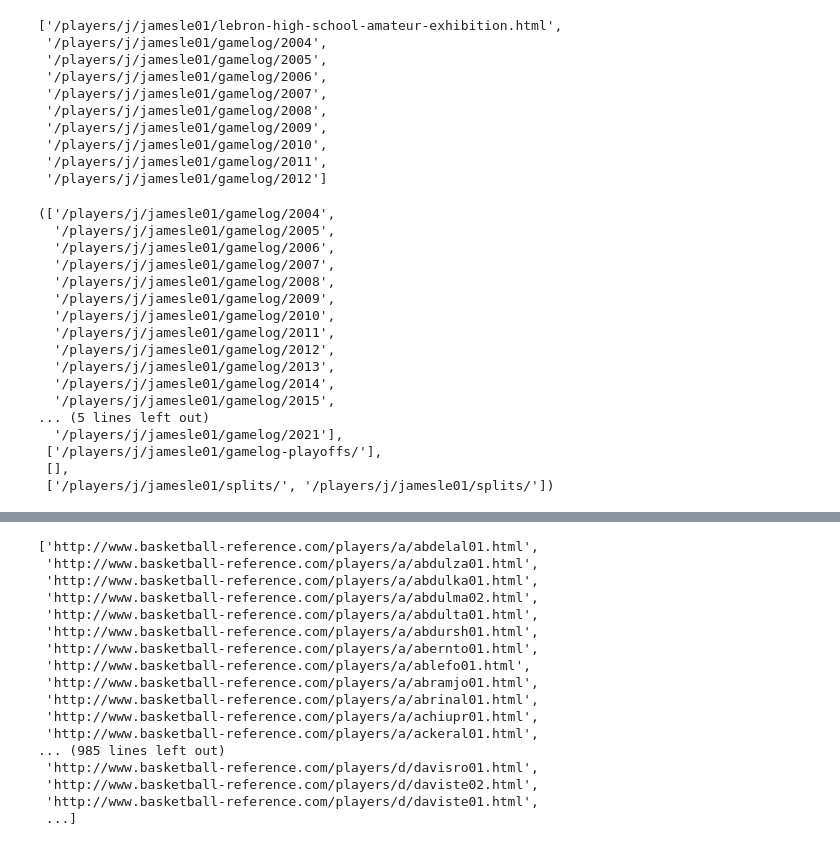
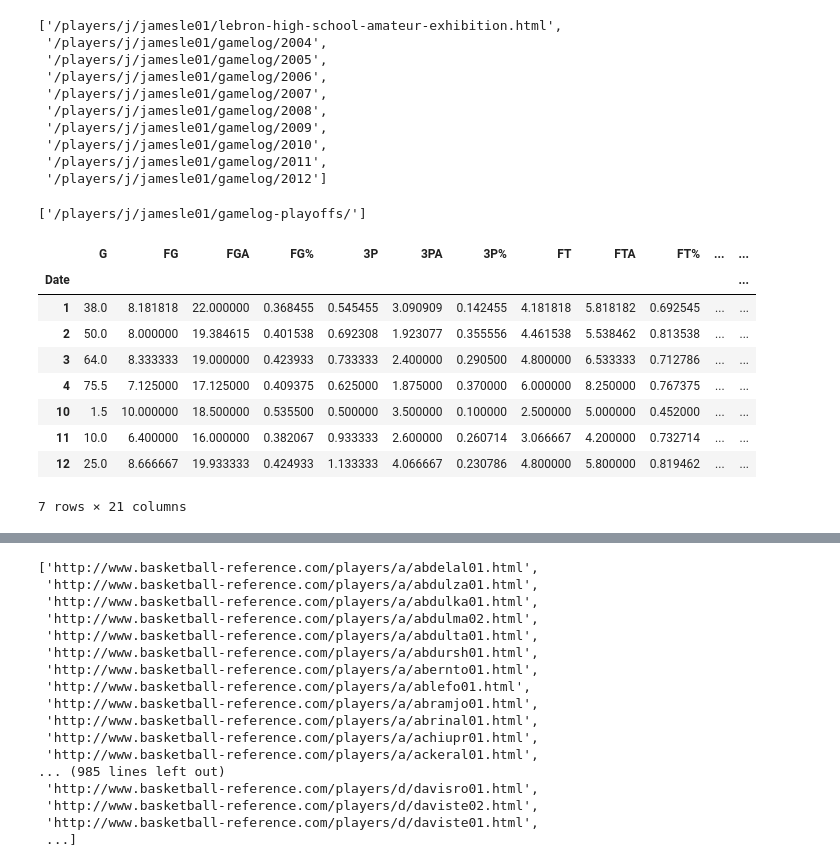
Before and after one commit to samhld/nba_stats, a Jupyter notebook: scratchpads/getting_player_detail_url_paths.ipynb, the cells around one changed output, grey strips where cells are left out. Cells and saved outputs as stored; diff of their text form; code cells hidden in the pictures.

```diff
--- a/scratchpads/get_full_game_logs.ipynb
+++ b/scratchpads/getting_player_detail_url_paths.ipynb
@@ -131,21 +142,6 @@ def split_detail_urls(urls):
 # %%
 url = "https://www.basketball-reference.com/players/j/jamesle01.html"
-split_detail_urls(get_player_detail_urls(url))
+pro_gamelogs, pro_gamelogs_playoffs, splits_by_year, overall_splits, shooting, lineups, on_off = split_detail_paths(get_player_detail_paths(url))
+pro_gamelogs_playoffs
 # %% [output]
-(['/players/j/jamesle01/gamelog/2004',
-  '/players/j/jamesle01/gamelog/2005',
-  '/players/j/jamesle01/gamelog/2006',
-  '/players/j/jamesle01/gamelog/2007',
-  '/players/j/jamesle01/gamelog/2008',
-  '/players/j/jamesle01/gamelog/2009',
-  '/players/j/jamesle01/gamelog/2010',
-  '/players/j/jamesle01/gamelog/2011',
-  '/players/j/jamesle01/gamelog/2012',
-  '/players/j/jamesle01/gamelog/2013',
-  '/players/j/jamesle01/gamelog/2014',
-  '/players/j/jamesle01/gamelog/2015',
-... (5 lines left out)
-  '/players/j/jamesle01/gamelog/2021'],
- ['/players/j/jamesle01/gamelog-playoffs/'],
- [],
- ['/players/j/jamesle01/splits/', '/players/j/jamesle01/splits/'])
+['/players/j/jamesle01/gamelog-playoffs/']
@@ -175,0 +148,23 @@ class Player:
+# %%
+gamelog_url = "https://www.basketball-reference.com/players/j/jamesle01/gamelog/2004"
+gamelog_res = requests.get(gamelog_url)
+gamelog_df = player_gamelog(gamelog_res)
+# %%
+gamelog_df = gamelog_df.drop(gamelog_df.columns[4], axis=1)
+to_numeric(gamelog_df)
+gamelog_df.dtypes
+index = pd.DatetimeIndex(gamelog_df["Date"])
+gamelog_df.set_index(index, inplace=True)
+# %%
+gamelog_df.groupby(gamelog_df.index.month).mean()
+# %% [output]
+|  | G | FG | FGA | FG% | 3P | 3PA | 3P% | FT | FTA | FT% | ... | ... |
+| Date |  |  |  |  |  |  |  |  |  |  |  | ... |
+| 1 | 38.0 | 8.181818 | 22.000000 | 0.368455 | 0.545455 | 3.090909 | 0.142455 | 4.181818 | 5.818182 | 0.692545 | ... | ... |
+| 2 | 50.0 | 8.000000 | 19.384615 | 0.401538 | 0.692308 | 1.923077 | 0.355556 | 4.461538 | 5.538462 | 0.813538 | ... | ... |
+| 3 | 64.0 | 8.333333 | 19.000000 | 0.423933 | 0.733333 | 2.400000 | 0.290500 | 4.800000 | 6.533333 | 0.712786 | ... | ... |
+| 4 | 75.5 | 7.125000 | 17.125000 | 0.409375 | 0.625000 | 1.875000 | 0.370000 | 6.000000 | 8.250000 | 0.767375 | ... | ... |
+| 10 | 1.5 | 10.000000 | 18.500000 | 0.535500 | 0.500000 | 3.500000 | 0.100000 | 2.500000 | 5.000000 | 0.452000 | ... | ... |
+| 11 | 10.0 | 6.400000 | 16.000000 | 0.382067 | 0.933333 | 2.600000 | 0.260714 | 3.066667 | 4.200000 | 0.732714 | ... | ... |
+| 12 | 25.0 | 8.666667 | 19.933333 | 0.424933 | 1.133333 | 4.066667 | 0.230786 | 4.800000 | 5.800000 | 0.819462 | ... | ... |
+7 rows × 21 columns
```
Also changed, not shown: parts of 12 cells of this notebook, 3 other files.
